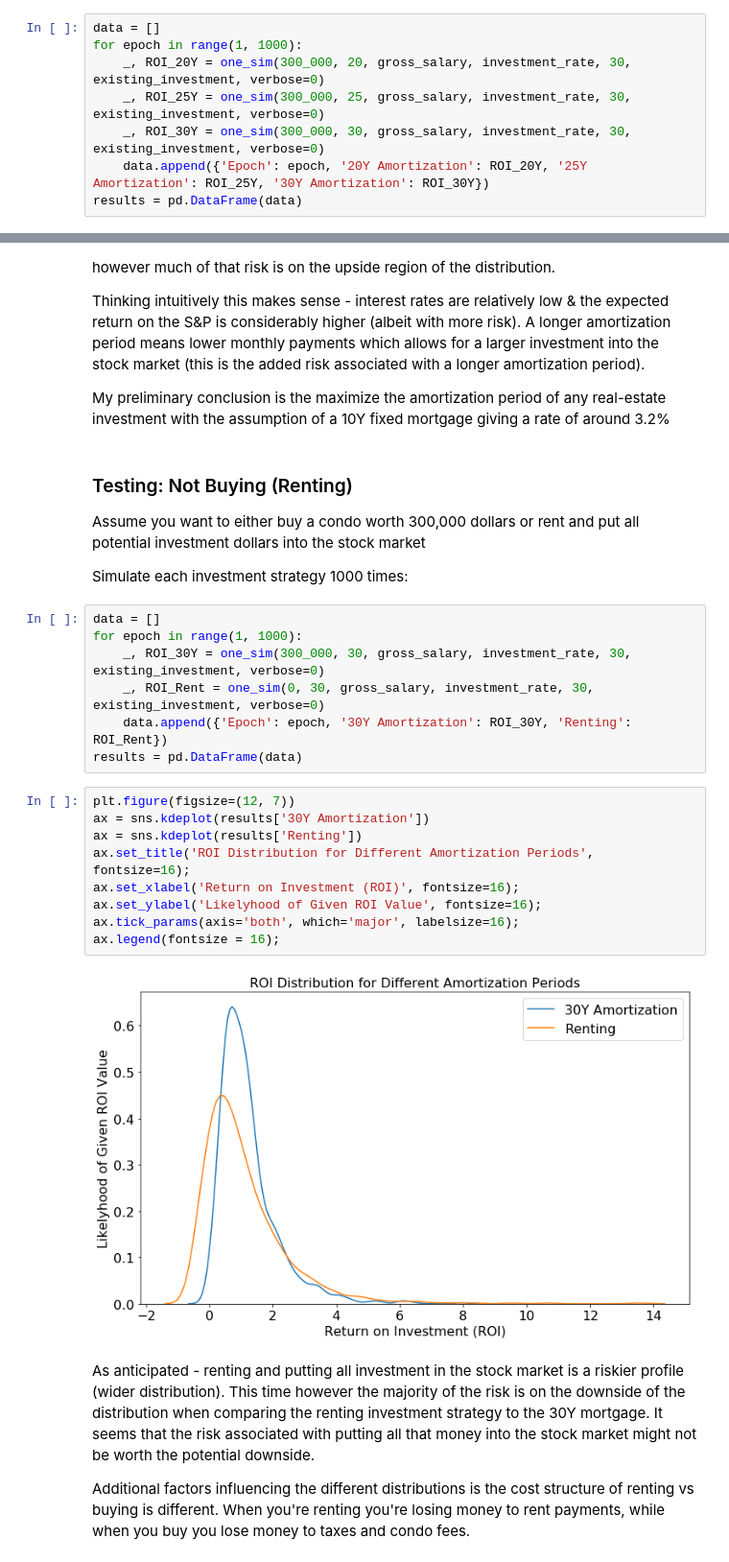
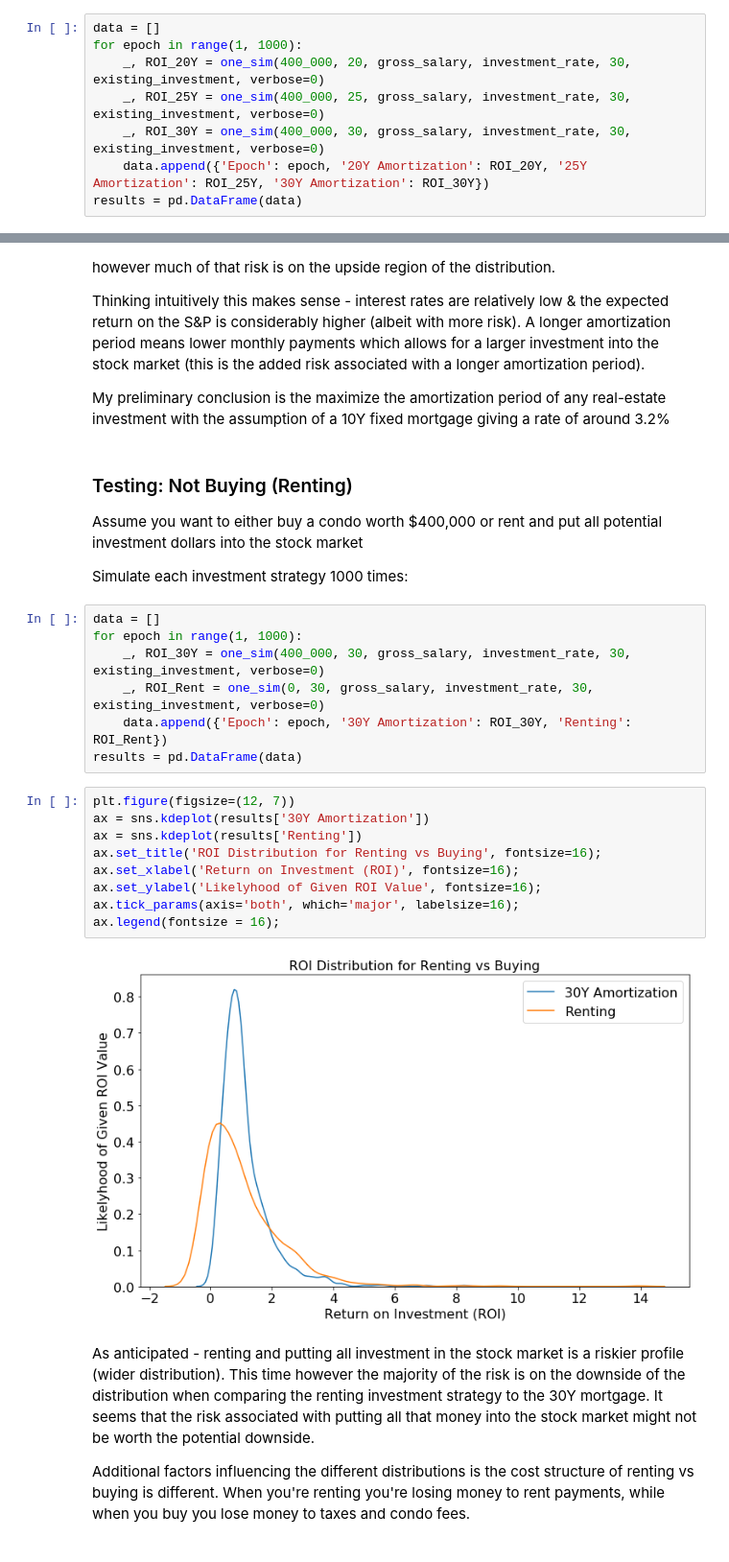
Before and after one commit to oliverfoster27/Monte-Carlo-Real-Estate, a Jupyter notebook: Monte Carlo Simulation.ipynb, the cells around one changed output, grey strips where cells are left out. Shown at 96% size. Cells and saved outputs as stored; diff of their text form.

```diff
--- a/Monte Carlo Simulation.ipynb
+++ b/Monte Carlo Simulation.ipynb
@@ -59,9 +59,9 @@ Simulate each investment strategy 1000 times:
 # %%
 data = []
 for epoch in range(1, 1000):
-    _, ROI_20Y = one_sim(300_000, 20, gross_salary, investment_rate, 30, existing_investment, verbose=0)
-    _, ROI_25Y = one_sim(300_000, 25, gross_salary, investment_rate, 30, existing_investment, verbose=0)
-    _, ROI_30Y = one_sim(300_000, 30, gross_salary, investment_rate, 30, existing_investment, verbose=0)
+    _, ROI_20Y = one_sim(400_000, 20, gross_salary, investment_rate, 30, existing_investment, verbose=0)
+    _, ROI_25Y = one_sim(400_000, 25, gross_salary, investment_rate, 30, existing_investment, verbose=0)
+    _, ROI_30Y = one_sim(400_000, 30, gross_salary, investment_rate, 30, existing_investment, verbose=0)
     data.append({'Epoch': epoch, '20Y Amortization': ROI_20Y, '25Y Amortization': ROI_25Y, '30Y Amortization': ROI_30Y})
 results = pd.DataFrame(data)
 # %%
@@ -85,27 +85,27 @@ My preliminary conclusion is the maximize the amortization period of any real-es
 # %% [markdown]
 ### Testing: Not Buying (Renting)
 
-Assume you want to either buy a condo worth 300,000 dollars or rent and put all potential investment dollars into the stock market
+Assume you want to either buy a condo worth $400,000 or rent and put all potential investment dollars into the stock market
 
 Simulate each investment strategy 1000 times:
 # %%
 data = []
 for epoch in range(1, 1000):
-    _, ROI_30Y = one_sim(300_000, 30, gross_salary, investment_rate, 30, existing_investment, verbose=0)
+    _, ROI_30Y = one_sim(400_000, 30, gross_salary, investment_rate, 30, existing_investment, verbose=0)
     _, ROI_Rent = one_sim(0, 30, gross_salary, investment_rate, 30, existing_investment, verbose=0)
     data.append({'Epoch': epoch, '30Y Amortization': ROI_30Y, 'Renting': ROI_Rent})
 results = pd.DataFrame(data)
 # %%
 plt.figure(figsize=(12, 7))
 ax = sns.kdeplot(results['30Y Amortization'])
 ax = sns.kdeplot(results['Renting'])
-ax.set_title('ROI Distribution for Different Amortization Periods', fontsize=16);
+ax.set_title('ROI Distribution for Renting vs Buying', fontsize=16);
 ax.set_xlabel('Return on Investment (ROI)', fontsize=16);
 ax.set_ylabel('Likelyhood of Given ROI Value', fontsize=16);
 ax.tick_params(axis='both', which='major', labelsize=16);
 ax.legend(fontsize = 16);
 # %% [output]
-[figure, old version]
+[figure, new version]
 # %% [markdown]
 As anticipated - renting and putting all investment in the stock market is a riskier profile (wider distribution). This time however the majority of the risk is on the downside of the distribution when comparing the renting investment strategy to the 30Y mortgage. It seems that the risk associated with putting all that money into the stock market might not be worth the potential downside.
 
```
Also changed, not shown: parts of 6 cells of this notebook, 1 other file.
